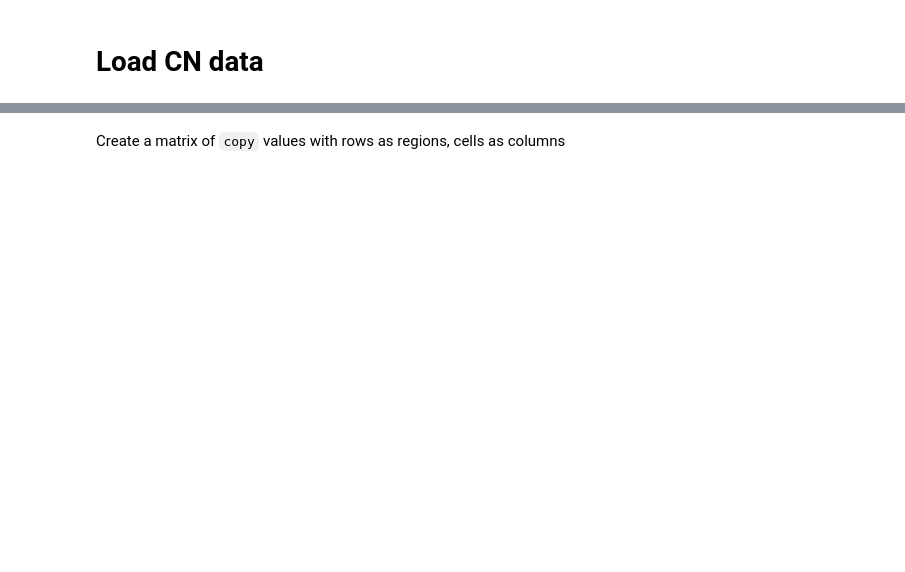
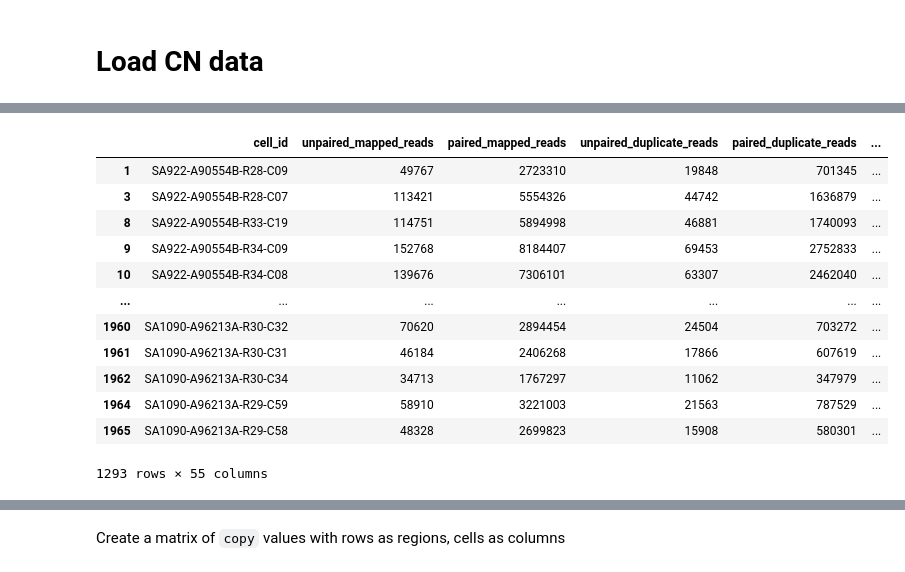
Before and after one commit to shahcompbio/scgenome-deprecated, a Jupyter notebook: notebooks/ov2295_zenodo_experimental.ipynb, the cells around one changed output, grey strips where cells are left out. Saved outputs shown, nothing was run; the diff lists cells and outputs as text; code cells hidden in the pictures; blank space fills up the shorter version.

```diff
--- a/notebooks/ov2295_zenodo_experimental.ipynb
+++ b/notebooks/ov2295_zenodo_experimental.ipynb
@@ -92,0 +129,17 @@ cn_data['gc'] = 0.5
+# %%
+
+metrics_data.query('quality > 0.75')
+# %% [output]
+|  | cell_id | unpaired_mapped_reads | paired_mapped_reads | unpaired_duplicate_reads | paired_duplicate_reads | ... |
+| 1 | SA922-A90554B-R28-C09 | 49767 | 2723310 | 19848 | 701345 | ... |
+| 3 | SA922-A90554B-R28-C07 | 113421 | 5554326 | 44742 | 1636879 | ... |
+| 8 | SA922-A90554B-R33-C19 | 114751 | 5894998 | 46881 | 1740093 | ... |
+| 9 | SA922-A90554B-R34-C09 | 152768 | 8184407 | 69453 | 2752833 | ... |
+| 10 | SA922-A90554B-R34-C08 | 139676 | 7306101 | 63307 | 2462040 | ... |
+| ... | ... | ... | ... | ... | ... | ... |
+| 1960 | SA1090-A96213A-R30-C32 | 70620 | 2894454 | 24504 | 703272 | ... |
+| 1961 | SA1090-A96213A-R30-C31 | 46184 | 2406268 | 17866 | 607619 | ... |
+| 1962 | SA1090-A96213A-R30-C34 | 34713 | 1767297 | 11062 | 347979 | ... |
+| 1964 | SA1090-A96213A-R29-C59 | 58910 | 3221003 | 21563 | 787529 | ... |
+| 1965 | SA1090-A96213A-R29-C58 | 48328 | 2699823 | 15908 | 580301 | ... |
+1293 rows × 55 columns
```
Also changed, not shown: parts of 11 cells of this notebook.
